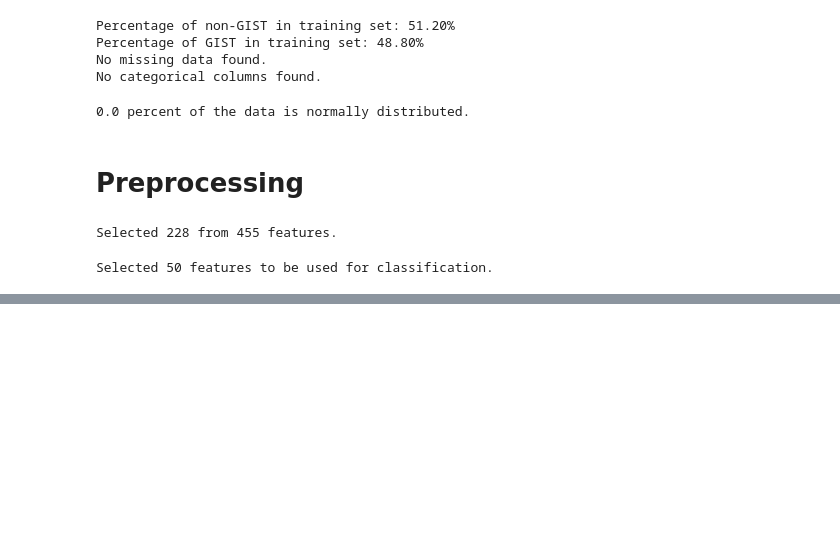
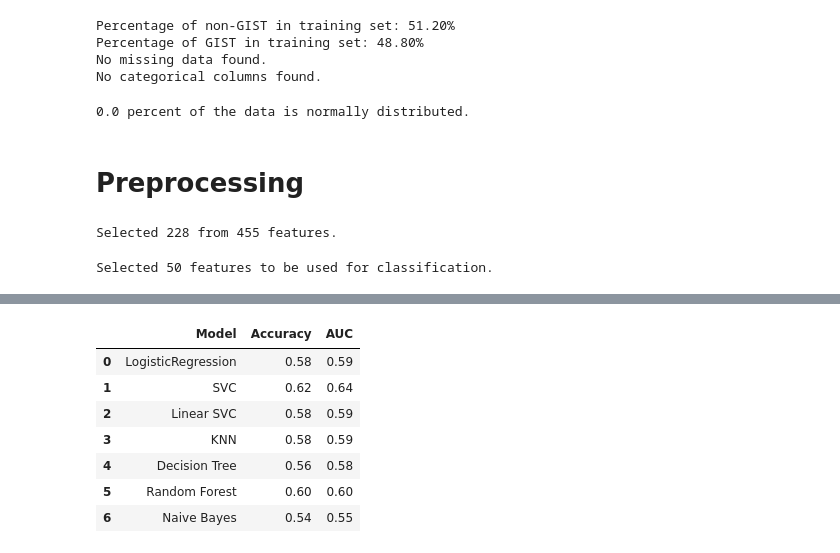
Before and after one commit to crystaljwang/tm10007-group-3, a Jupyter notebook: main_code.ipynb, the cells around one changed output, grey strips where cells are left out. Drawn from its saved outputs; the diff is of its cells as text; code cells hidden in the pictures; blank space fills up the shorter version.

```diff
--- a/main_code.ipynb
+++ b/main_code.ipynb
@@ -192,0 +228,21 @@ Selected 50 features to be used for classification.
+# %%
+def learning_curve(X_train, y_train, model):
+  fig, ax = plt.subplots(nrows=1, ncols=1, figsize=(5, 6))
+
+  common_params = {
+      "X": X_train,
+      "y": y_train,
+      "train_sizes": np.linspace(0.1, 1.0, 5),
+      "cv": ShuffleSplit(n_splits=5, test_size=0.15, random_state=0),
+      "score_type": "both",
+      "n_jobs": 4,
+      "line_kw": {"marker": "o"},
+      "std_display_style": "fill_between",
+      "score_name": "Accuracy",
+  }
+
+  LearningCurveDisplay.from_estimator(model, **common_params, ax=ax)
+  handles, label = ax.get_legend_handles_labels()
+  ax.legend(handles[:2], ["Training Score", "Test Score"])
+  ax.set_title(f"Learning Curve for {model.__class__.__name__}")
+  plt.show()
@@ -192,0 +298,29 @@ Selected 50 features to be used for classification.
+# %%
+# ----- TEST SET ------
+
+# Prepare pipeline
+acc_list = []
+auc_list = []
+cm_list = []
+
+# Execute pipeline
+for model in fit_model:
+  y_pred = model.predict(X_test)
+  acc_list.append(metrics.accuracy_score(y_test, y_pred))
+  fpr, tpr, _thresholds = metrics.roc_curve(y_test, y_pred)
+  auc_list.append(round(metrics.auc(fpr, tpr),2))
+  cm_list.append(confusion_matrix(y_test, y_pred))
+
+##VALIDATION
+# Plot Model validation
+result_df = pd.DataFrame({'Model':model_list, 'Accuracy': acc_list, 'AUC': auc_list})
+result_df
+# %% [output]
+|  | Model | Accuracy | AUC |
+| 0 | LogisticRegression | 0.58 | 0.59 |
+| 1 | SVC | 0.62 | 0.64 |
+| 2 | Linear SVC | 0.58 | 0.59 |
+| 3 | KNN | 0.58 | 0.59 |
+| 4 | Decision Tree | 0.56 | 0.58 |
+| 5 | Random Forest | 0.60 | 0.60 |
+| 6 | Naive Bayes | 0.54 | 0.55 |
```
Also changed, not shown: parts of 9 cells of this notebook.
